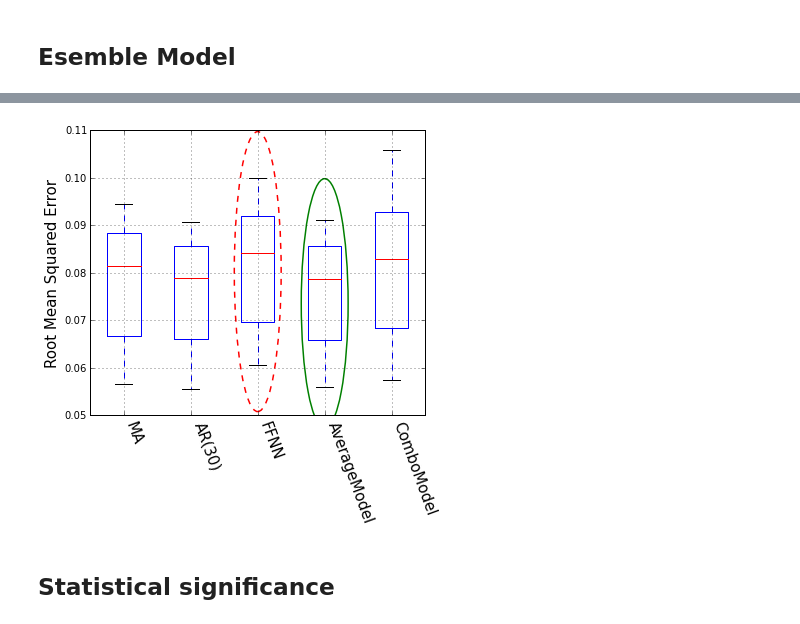
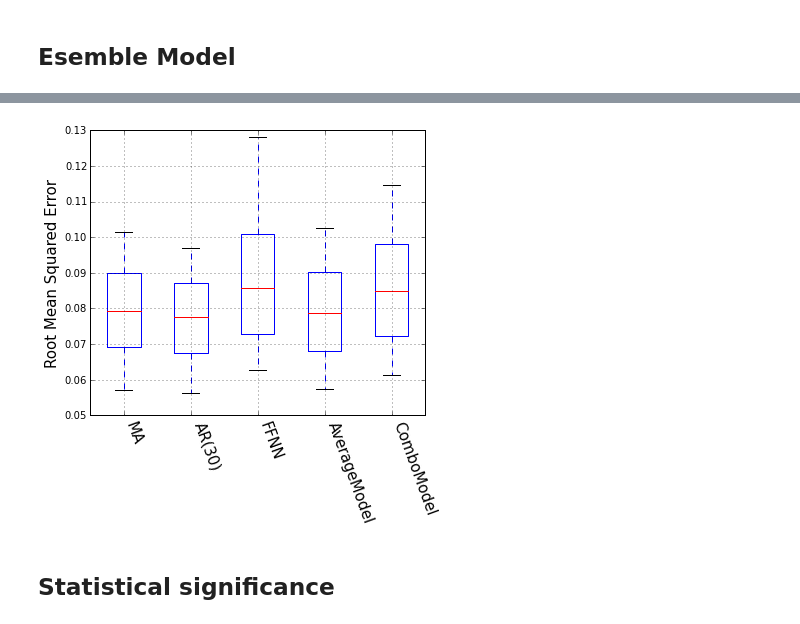
Before and after one commit to Manrich121/ForecastingCloud, a Jupyter notebook: DataPlot/src/model_evaluations_cpu.ipynb, the cells around one changed output, grey strips where cells are left out. Saved outputs shown, nothing was run; the diff lists cells and outputs as text; code cells hidden in the pictures.

```diff
--- a/DataPlot/src/model_evaluations_cpu.ipynb
+++ b/DataPlot/src/model_evaluations_cpu.ipynb
@@ -261,12 +262,13 @@ ar = np.genfromtxt("d:/data/results/cpu_ar.csv", delimiter=',')
 fnn = np.genfromtxt("d:/data/results/cpu_fnn.csv", delimiter=',')
 avg = np.genfromtxt("d:/data/results/cpu_avg.csv", delimiter=',')
 combo = np.genfromtxt("d:/data/results/cpu_combo.csv", delimiter=',')
-# for i in range(2,6):
-#     ma = np.append(ma,np.genfromtxt("d:/data/results/cpu"+str(i)+"_ma.csv", delimiter=','),axis=0)
-#     ar = np.append(ar,np.genfromtxt("d:/data/results/cpu"+str(i)+"_ar.csv", delimiter=','),axis=0)
-#     fnn = np.append(fnn,np.genfromtxt("d:/data/results/cpu"+str(i)+"_fnn.csv", delimiter=','),axis=0)
-#     avg = np.append(avg,np.genfromtxt("d:/data/results/cpu"+str(i)+"_avg.csv", delimiter=','),axis=0)
-#     combo = np.append(combo,np.genfromtxt("d:/data/results/cpu"+str(i)+"_combo.csv", delimiter=','),axis=0)
+for i in range(2,6):
+    ma = np.append(ma,np.genfromtxt("d:/data/results/cpu"+str(i)+"_ma.csv", delimiter=','),axis=0)
+    ar = np.append(ar,np.genfromtxt("d:/data/results/cpu"+str(i)+"_ar.csv", delimiter=','),axis=0)
+    fnn = np.append(fnn,np.genfromtxt("d:/data/results/cpu"+str(i)+"_fnn.csv", delimiter=','),axis=0)
+    avg = np.append(avg,np.genfromtxt("d:/data/results/cpu"+str(i)+"_avg.csv", delimiter=','),axis=0)
+    combo = np.append(combo,np.genfromtxt("d:/data/results/cpu"+str(i)+"_combo.csv", delimiter=','),axis=0)
 
 results = [ma, ar, fnn, avg, combo]
 labs = ['MA', 'AR(30)', 'FFNN', 'AverageModel', 'ComboModel']
+labs.insert(0, 'Metric')
@@ -275,17 +312,17 @@ labs = ['MA', 'AR(30)', 'FFNN', 'AverageModel', 'ComboModel']
 # %%
 plt.figure(figsize=(6,6))
 plt.xticks(horizontalalignment='left',rotation=-70, fontsize=15)
 pltdic = plt.boxplot([results[i][:,0] for i in range(len(labs))], whis=[10,90], showfliers=False, labels=labs);
 plt.subplots_adjust(bottom=0.24)
 plt.ylabel('Root Mean Squared Error', fontsize=15)
 plt.grid()
-e = elp(pltdic, 'min',skiplast=0)
-plt.gca().add_patch(e[0])
-plt.gca().add_patch(e[1])
+# e = elp(pltdic, 'min',skiplast=0)
+# plt.gca().add_patch(e[0])
+# plt.gca().add_patch(e[1])
 # plt.savefig("D:/data/results_figs/cpu5x_rmse.pdf", type='pdf')
 plt.show()
 # %% [output]
-[figure, old version]
+[figure, new version]
 # %% [markdown]
 ## Statistical significance
 # %%
```
Also changed, not shown: parts of 7 cells of this notebook, 2 other files.
